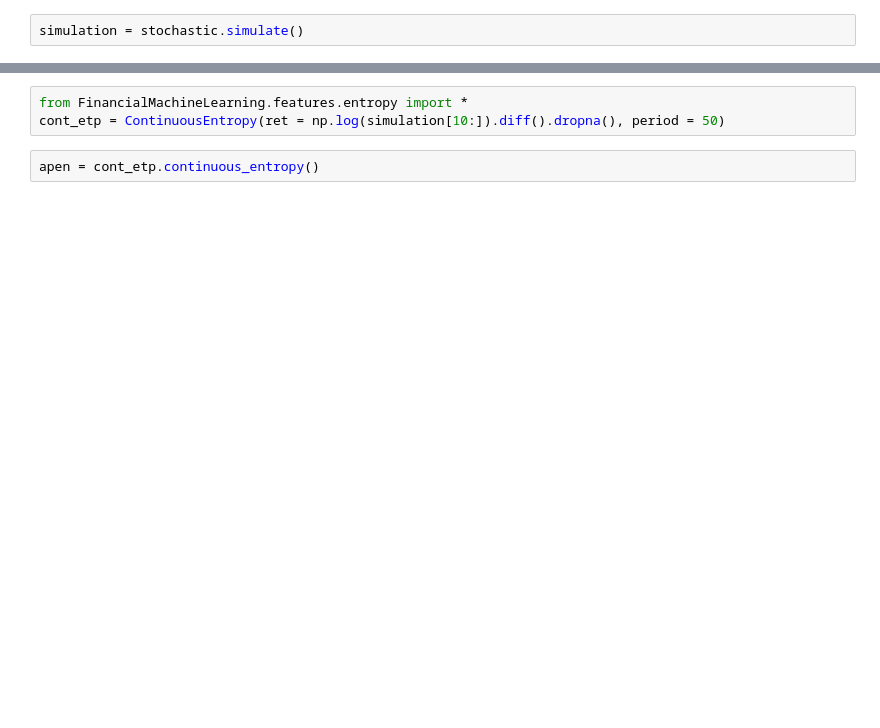
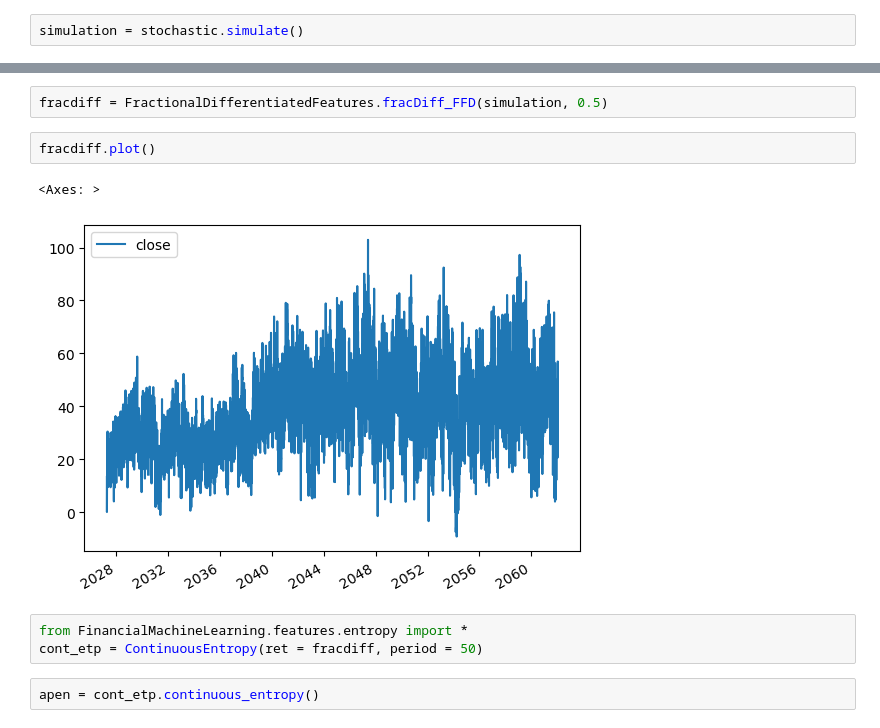
Before and after one commit to Tommylee1013/FinancialMachineLearning, a Jupyter notebook: Notes/Stochastic process/Stochastic Process with entropy.ipynb, the cells around one changed output, grey strips where cells are left out. Saved outputs shown, nothing was run; the diff lists cells and outputs as text; blank space fills up the shorter version.

```diff
--- a/Notes/Stochastic process/Stochastic Process with entropy.ipynb
+++ b/Notes/Stochastic process/Stochastic Process with entropy.ipynb
@@ -14,6 +75,13 @@ simulation.plot()
+# %%
+fracdiff = FractionalDifferentiatedFeatures.fracDiff_FFD(simulation, 0.5)
+# %%
+fracdiff.plot()
+# %% [output]
+<Axes: >
+[figure, added]
 # %%
 from FinancialMachineLearning.features.entropy import *
-cont_etp = ContinuousEntropy(ret = np.log(simulation[10:]).diff().dropna(), period = 50)
+cont_etp = ContinuousEntropy(ret = fracdiff, period = 50)
 # %%
 apen = cont_etp.continuous_entropy()
 # %%
```
Also changed, not shown: parts of 16 cells of this notebook.
